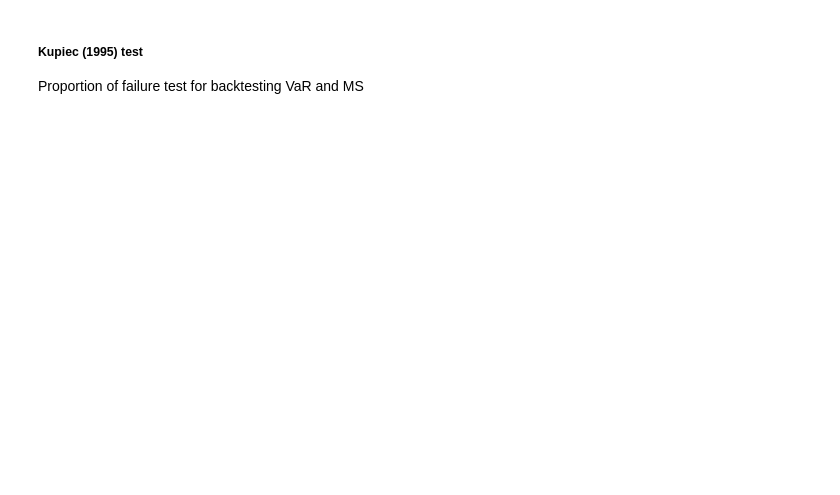
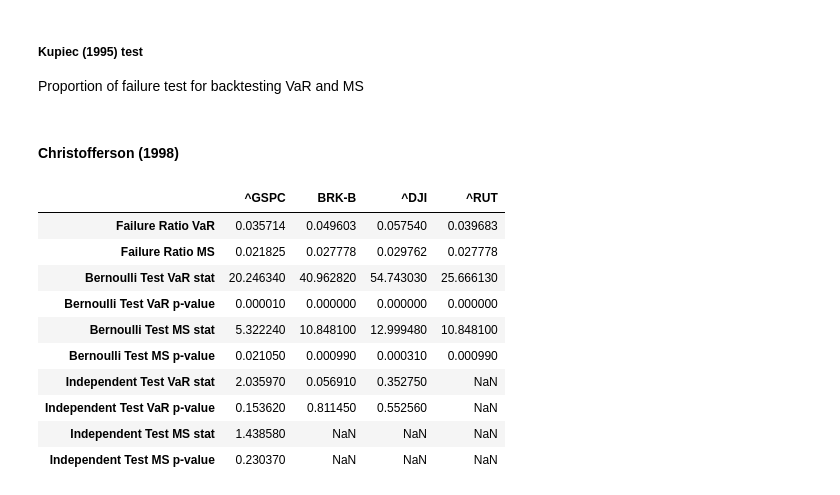
Before and after one commit to Kago496/median_shortfall-MS-, a Jupyter notebook: main.ipynb, the cells around one changed output. Cells and saved outputs as stored; diff of their text form; code cells hidden in the pictures; blank space fills up the shorter version.

```diff
--- a/main.ipynb
+++ b/main.ipynb
@@ -122,18 +124,38 @@ For AAPL: Number of MS Exceptions: 15
 Proportion of failure test for backtesting VaR and MS
 # %%
 def bern_test(p,v):
-    lv = len(v)
-    sv = sum(v)
+    lv = len(v) #trading days
+    sv = sum(v) #number of failures
     al = np.log(p)*sv + np.log(1-p)*(lv-sv)
-    bl = np.log(sv/lv)*sv + np.log(1-sv/lv)*(lv-sv)
+    bl = np.log(sv/lv)*sv + np.log(1-(sv/lv))*(lv-sv)
     return (-2*(al-bl))
+# %% [markdown]
+#### Christofferson (1998)
+# %%
+def ind_test(v):
+    T = len(v)
+    J = np.full([T,4], 0)
+    for i in range(1,len(v)-1):
+        J[i,0] = (v[i-1] == 0) & (v[i] == 0)
+        J[i,1] = (v[i-1] == 0) & (v[i] == 1)
+        J[i,2] = (v[i-1] == 1) & (v[i] == 0)
+        J[i,3] = (v[i-1] == 1) & (v[i] == 1)
+    v_00 = sum(J[:,0])
+    v_01 = sum(J[:,1])
+    v_10 = sum(J[:,2])
+    v_11 = sum(J[:,3])
+    p_00=v_00/(v_00+v_01)
+    p_01=v_01/(v_00+v_01)
+    p_10=v_10/(v_10+v_11)
+    p_11=v_11/(v_10+v_11)
+    hat_p = (v_01+v_11)/(v_00+v_01+v_10+v_11)
+    al = np.log(1-hat_p)*(v_00+v_10) + np.log(hat_p)*(v_01+v_11)
+    bl = np.log(p_00)*v_00 + np.log(p_01)*v_01 + np.log(p_10)*v_10 + np.log(p_11)*v_11
+    return (-2*(al-bl))
 # %%
-keys = ['Failure Ratio VaR',
-        'Failure Ratio MS',
-        'Bernoulli Test VaR stat',
-        'Bernoulli Test VaR p-value',
-        'Bernoulli Test MS stat',
-        'Bernoulli Test MS p-value']
+keys = ['Failure Ratio VaR','Failure Ratio MS','Bernoulli Test VaR stat','Bernoulli Test VaR p-value',
+        'Bernoulli Test MS stat','Bernoulli Test MS p-value','Independent Test VaR stat','Independent Test VaR p-value',
+        'Independent Test MS stat', 'Independent Test MS p-value']
 # %%
 Stats_hist = {}
 
@@ -144,22 +166,37 @@ for i in assets:
 # %%
 for i in Stats_hist.keys():
     for j in Risk_hist[i].keys():
         a = np.minimum(ret[i].iloc[window:] - Risk_hist[i][j],0)
         H = np.count_nonzero(a)
         T = Risk_hist[i].shape[0]
         q = a < 0
         v = a * 0
         v[q] = 1
         ber = bern_test(confidence_level, v)
+        ind = ind_test(v)
         Stats_hist[i]['Failure Ratio ' + j].append(H/T)
-        Stats_hist[i]['Bernoulli Test ' + j + 'stat'].append(round(ber, 5))
-        Stats_hist[i]['Bernoulli Test ' + j + 'p-value'].append(round(1 - st.chi2.cdf(ber, 1),5))
+        Stats_hist[i]['Bernoulli Test ' + j + ' stat'].append(round(ber, 5))
+        Stats_hist[i]['Bernoulli Test ' + j + ' p-value'].append(round(1 - st.chi2.cdf(ber, 1),5))
+        Stats_hist[i]['Independent Test ' + j + ' stat'].append(round(ind, 5))
+        Stats_hist[i]['Independent Test ' + j + ' p-value'].append(round(1 - st.chi2.cdf(ind, 1),5))
 
 a = pd.DataFrame([])
 for i in assets:
     Stats_hist[i] = pd.DataFrame(Stats_hist[i]).T
     Stats_hist[i].columns = [i]
     a = pd.concat([a, Stats_hist[i]], axis=1)
 
 Stats_hist = a
 display(Stats_hist)
+# %% [output]
+|  | ^GSPC | BRK-B | ^DJI | ^RUT |
+| Failure Ratio VaR | 0.035714 | 0.049603 | 0.057540 | 0.039683 |
+| Failure Ratio MS | 0.021825 | 0.027778 | 0.029762 | 0.027778 |
+| Bernoulli Test VaR stat | 20.246340 | 40.962820 | 54.743030 | 25.666130 |
+| Bernoulli Test VaR p-value | 0.000010 | 0.000000 | 0.000000 | 0.000000 |
+| Bernoulli Test MS stat | 5.322240 | 10.848100 | 12.999480 | 10.848100 |
+| Bernoulli Test MS p-value | 0.021050 | 0.000990 | 0.000310 | 0.000990 |
+| Independent Test VaR stat | 2.035970 | 0.056910 | 0.352750 | NaN |
+| Independent Test VaR p-value | 0.153620 | 0.811450 | 0.552560 | NaN |
+| Independent Test MS stat | 1.438580 | NaN | NaN | NaN |
+| Independent Test MS p-value | 0.230370 | NaN | NaN | NaN |
```
Also changed, not shown: parts of 3 cells of this notebook.
